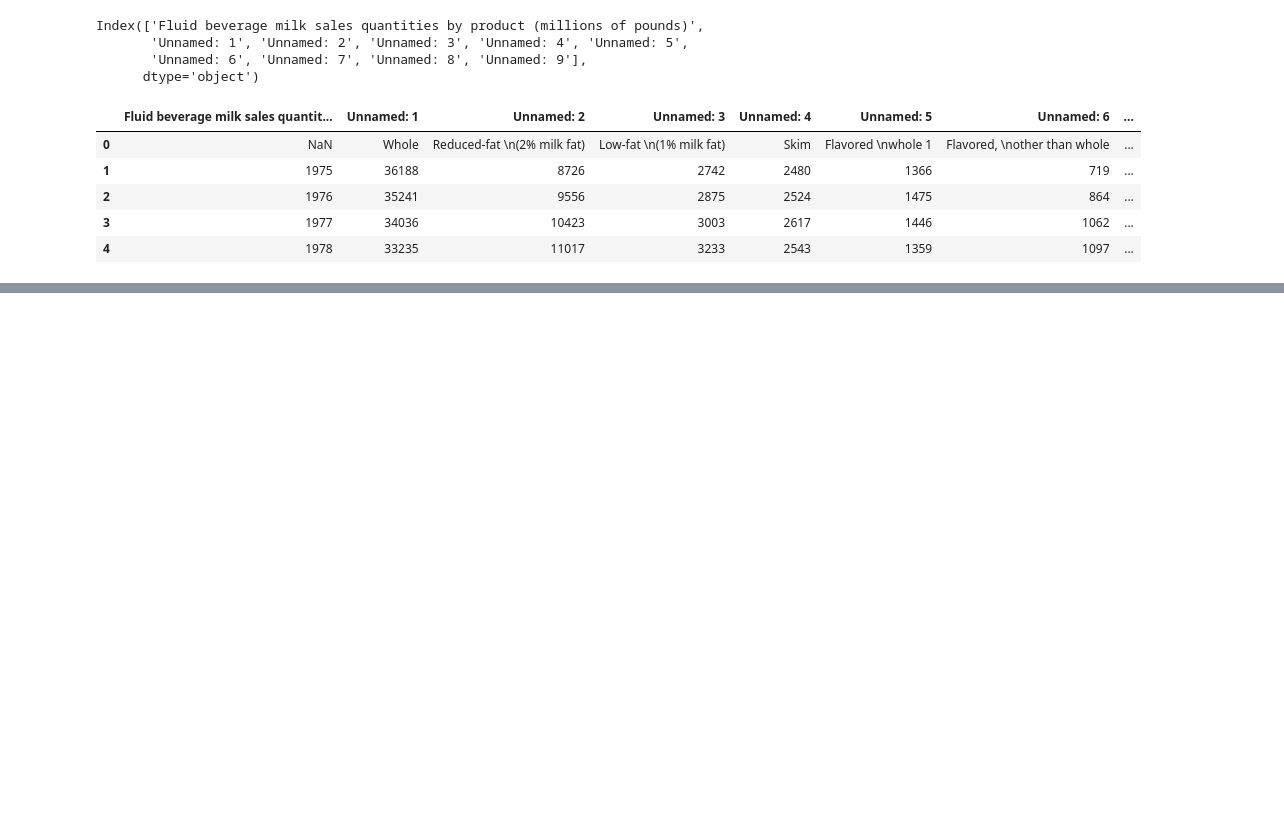
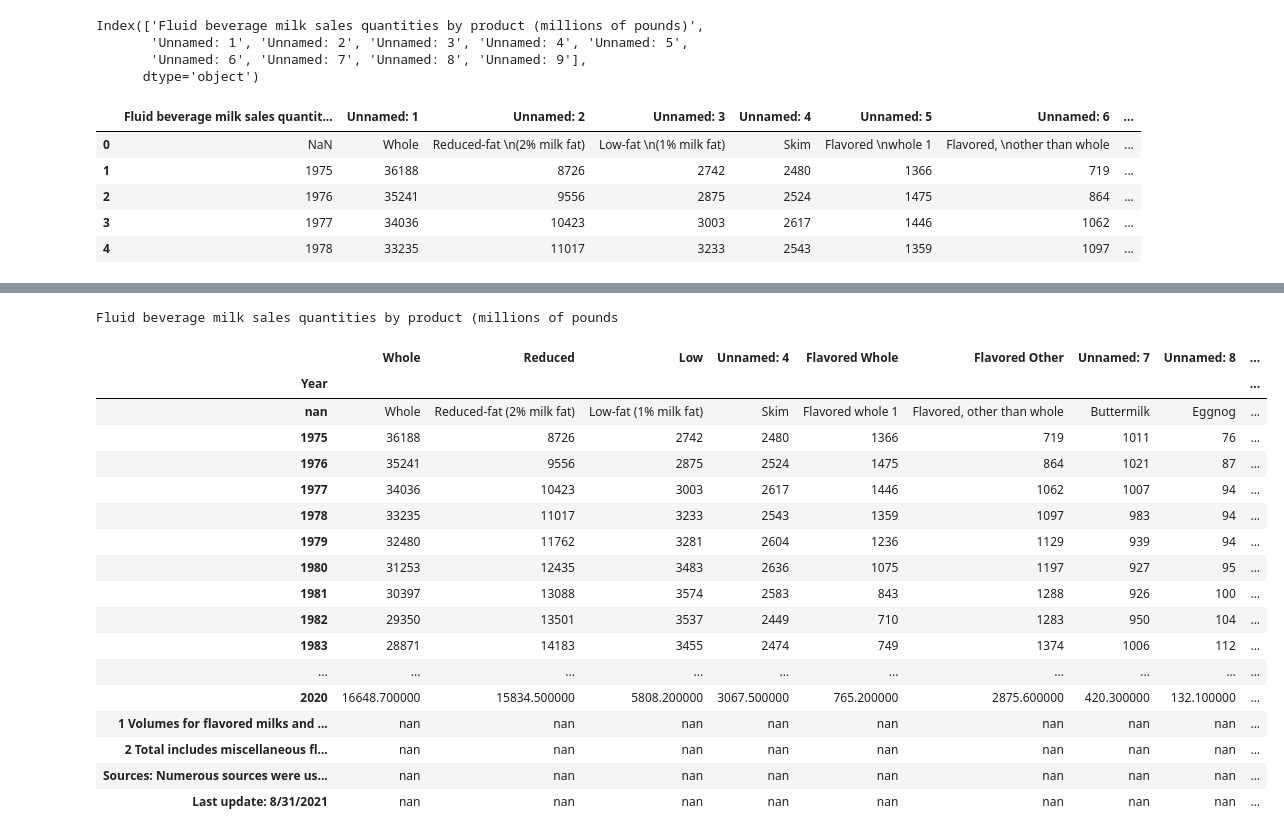
Before and after one commit to cc81972/STA141B, a Jupyter notebook: lectures/05-pandas.ipynb, the cells around one changed output, grey strips where cells are left out. Drawn from its saved outputs; the diff is of its cells as text; code cells hidden in the pictures; blank space fills up the shorter version.

```diff
--- a/lectures/05-pandas.ipynb
+++ b/lectures/05-pandas.ipynb
@@ -485,6 +485,3 @@ milk.head()
 | 2 | 1976 | 35241 | 9556 | 2875 | 2524 | 1475 | 864 | ... |
 | 3 | 1977 | 34036 | 10423 | 3003 | 2617 | 1446 | 1062 | ... |
 | 4 | 1978 | 33235 | 11017 | 3233 | 2543 | 1359 | 1097 | ... |
-# %%
-milk = pd.read_excel("../data/fluidmilk.xlsx", skiprows = 1)
-milk.head()
@@ -516,5 +525,5 @@ milk.head()
 # %%
-milk.columns.values[[2,3,5,6]] = np.array(['Reduced', 'Low',
-                                            'Flavored Whole', 'Flavored Other'])
+milk.columns.values[[1,2,3,5,6]] = ['Whole','Reduced', 'Low',
+                                            'Flavored Whole', 'Flavored Other']
 # %%
 milk.head()
@@ -523,3 +551,5 @@ milk.dtypes
+# %%
+milk.columns.values[0] = 'Year'
 # %%
 milk = milk.set_index('Year')
 # %%
@@ -527,3 +565,25 @@ milk.head()
+# %%
+milk.style.set_caption('Fluid beverage milk sales quantities by product (millions of pounds')
+# %% [output]
+Fluid beverage milk sales quantities by product (millions of pounds
+|  | Whole | Reduced | Low | Unnamed: 4 | Flavored Whole | Flavored Other | Unnamed: 7 | Unnamed: 8 | ... |
+| Year |  |  |  |  |  |  |  |  | ... |
+| nan | Whole | Reduced-fat (2% milk fat) | Low-fat (1% milk fat) | Skim | Flavored whole 1 | Flavored, other than whole | Buttermilk | Eggnog | ... |
+| 1975 | 36188 | 8726 | 2742 | 2480 | 1366 | 719 | 1011 | 76 | ... |
+| 1976 | 35241 | 9556 | 2875 | 2524 | 1475 | 864 | 1021 | 87 | ... |
+| 1977 | 34036 | 10423 | 3003 | 2617 | 1446 | 1062 | 1007 | 94 | ... |
+| 1978 | 33235 | 11017 | 3233 | 2543 | 1359 | 1097 | 983 | 94 | ... |
+| 1979 | 32480 | 11762 | 3281 | 2604 | 1236 | 1129 | 939 | 94 | ... |
+| 1980 | 31253 | 12435 | 3483 | 2636 | 1075 | 1197 | 927 | 95 | ... |
+| 1981 | 30397 | 13088 | 3574 | 2583 | 843 | 1288 | 926 | 100 | ... |
+| 1982 | 29350 | 13501 | 3537 | 2449 | 710 | 1283 | 950 | 104 | ... |
+| 1983 | 28871 | 14183 | 3455 | 2474 | 749 | 1374 | 1006 | 112 | ... |
+| ... | ... | ... | ... | ... | ... | ... | ... | ... | ... |
+| 2020 | 16648.700000 | 15834.500000 | 5808.200000 | 3067.500000 | 765.200000 | 2875.600000 | 420.300000 | 132.100000 | ... |
+| 1 Volumes for flavored milks and ... | nan | nan | nan | nan | nan | nan | nan | nan | ... |
+| 2 Total includes miscellaneous fl... | nan | nan | nan | nan | nan | nan | nan | nan | ... |
+| Sources: Numerous sources were us... | nan | nan | nan | nan | nan | nan | nan | nan | ... |
+| Last update: 8/31/2021 | nan | nan | nan | nan | nan | nan | nan | nan | ... |
 # %%
 milk = pd.read_excel("../data/fluidmilk.xlsx", skiprows = 1)
 milk.columns = milk.columns.str.replace('\n', '')
```
Also changed, not shown: parts of 6 cells of this notebook, 7 other files.
